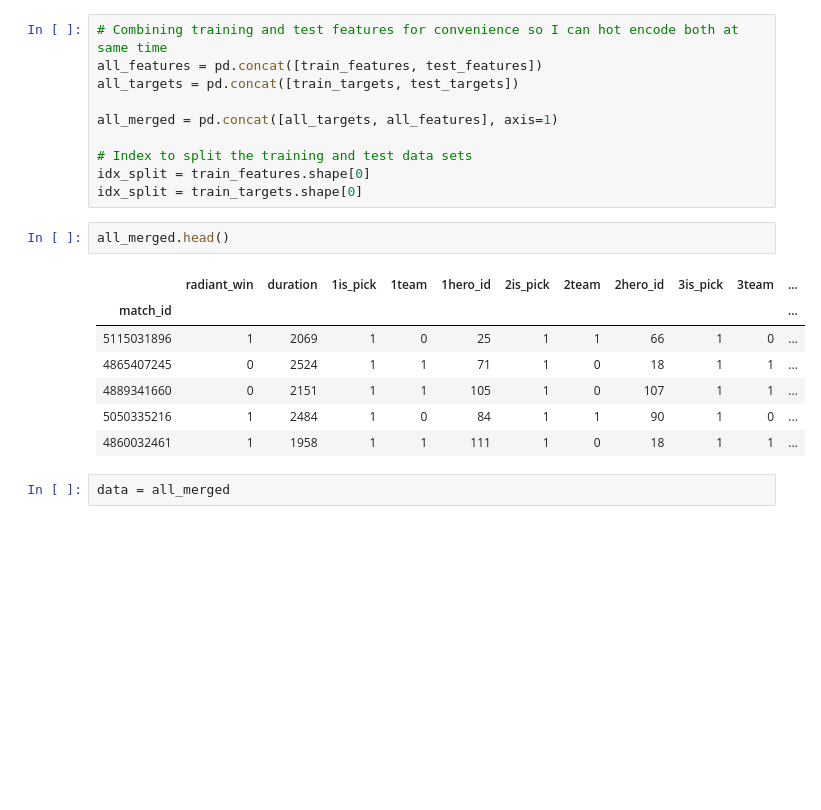
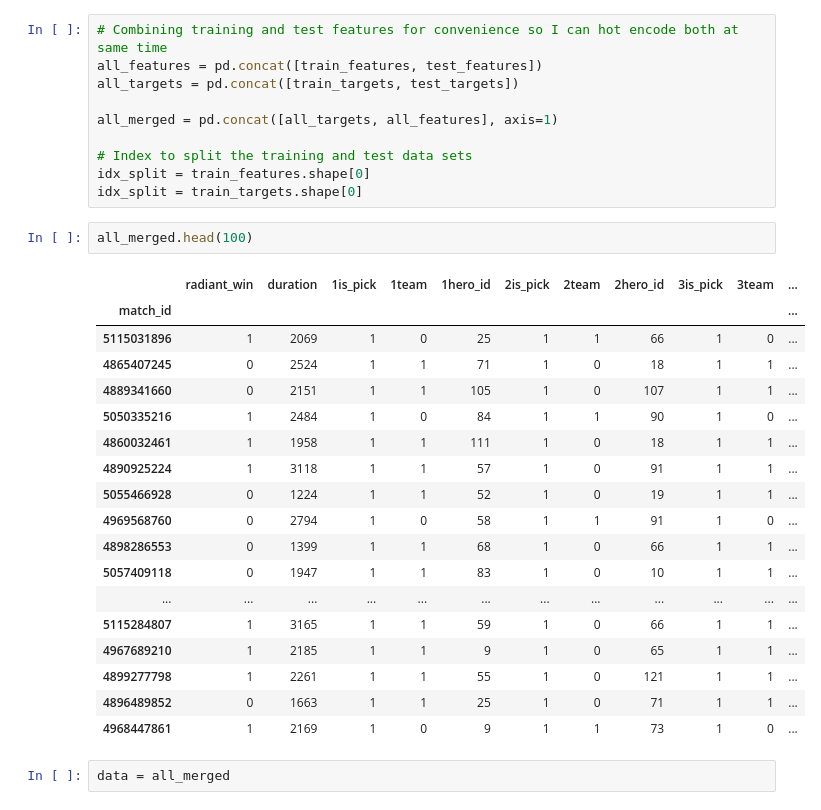
Before and after one commit to jlaw1/GETEM, a Jupyter notebook: dpc_feature_engineering.ipynb, the cells around one changed output. Saved outputs shown, nothing was run; the diff lists cells and outputs as text; blank space fills up the shorter version.

```diff
--- a/dpc_feature_engineering.ipynb
+++ b/dpc_feature_engineering.ipynb
@@ -48,14 +49,25 @@ all_merged = pd.concat([all_targets, all_features], axis=1)
 idx_split = train_features.shape[0]
 idx_split = train_targets.shape[0]
 # %%
-all_merged.head()
+all_merged.head(100)
 # %% [output]
 |  | radiant_win | duration | 1is_pick | 1team | 1hero_id | 2is_pick | 2team | 2hero_id | 3is_pick | 3team | ... |
 | match_id |  |  |  |  |  |  |  |  |  |  | ... |
 | 5115031896 | 1 | 2069 | 1 | 0 | 25 | 1 | 1 | 66 | 1 | 0 | ... |
 | 4865407245 | 0 | 2524 | 1 | 1 | 71 | 1 | 0 | 18 | 1 | 1 | ... |
 | 4889341660 | 0 | 2151 | 1 | 1 | 105 | 1 | 0 | 107 | 1 | 1 | ... |
 | 5050335216 | 1 | 2484 | 1 | 0 | 84 | 1 | 1 | 90 | 1 | 0 | ... |
 | 4860032461 | 1 | 1958 | 1 | 1 | 111 | 1 | 0 | 18 | 1 | 1 | ... |
+| 4890925224 | 1 | 3118 | 1 | 1 | 57 | 1 | 0 | 91 | 1 | 1 | ... |
+| 5055466928 | 0 | 1224 | 1 | 1 | 52 | 1 | 0 | 19 | 1 | 1 | ... |
+| 4969568760 | 0 | 2794 | 1 | 0 | 58 | 1 | 1 | 91 | 1 | 0 | ... |
+| 4898286553 | 0 | 1399 | 1 | 1 | 68 | 1 | 0 | 66 | 1 | 1 | ... |
+| 5057409118 | 0 | 1947 | 1 | 1 | 83 | 1 | 0 | 10 | 1 | 1 | ... |
+| ... | ... | ... | ... | ... | ... | ... | ... | ... | ... | ... | ... |
+| 5115284807 | 1 | 3165 | 1 | 1 | 59 | 1 | 0 | 66 | 1 | 1 | ... |
+| 4967689210 | 1 | 2185 | 1 | 1 | 9 | 1 | 0 | 65 | 1 | 1 | ... |
+| 4899277798 | 1 | 2261 | 1 | 1 | 55 | 1 | 0 | 121 | 1 | 1 | ... |
+| 4896489852 | 0 | 1663 | 1 | 1 | 25 | 1 | 0 | 71 | 1 | 1 | ... |
+| 4968447861 | 1 | 2169 | 1 | 0 | 9 | 1 | 1 | 73 | 1 | 0 | ... |
 # %%
 data = all_merged
```
Also changed, not shown: parts of 4 cells of this notebook, 5 other files.
